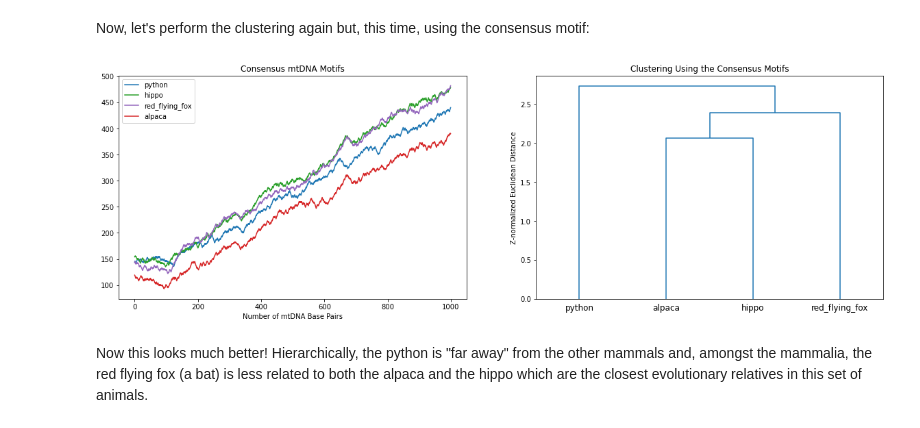
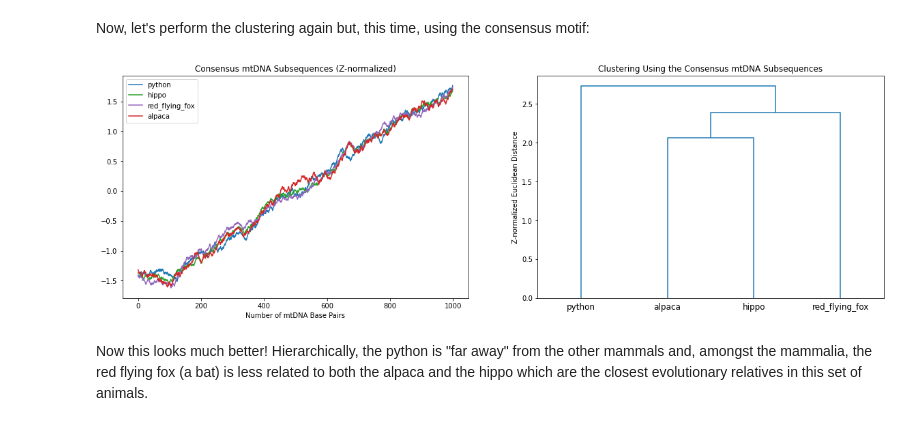
Before and after one commit to bcExpt-1123/Stumpy-python, a Jupyter notebook: docs/Tutorial_Consensus_Motif.ipynb, the cells around one changed output. Cells and saved outputs as stored; diff of their text form; code cells hidden in the pictures.

```diff
--- a/docs/Tutorial_Consensus_Motif.ipynb
+++ b/docs/Tutorial_Consensus_Motif.ipynb
@@ -69,7 +60,7 @@ plt.show()
 
 To find out, we can use the `stumpy.ostinato` function to help us discover the "consensus motif" by passing in the list of time series, `Ts`, along with the subsequence window size, `m`:
 # %%
-m = fs
+m = 50  # Chosen since the eog signal was downsampled to 50 Hz
 radius, Ts_idx, subseq_idx = stumpy.ostinato(Ts, m)
 print(f'Found Best Radius {np.round(radius, 2)} in time series {Ts_idx} starting at subsequence index location {subseq_idx}.')
 # %% [output]
@@ -102,9 +91,9 @@ There is a striking similarity between the subsequences. The most central "seed
 When we highlight the above subsequences in their original context (light blue boxes below), we can see that they occur at different times:
 # %%
 ax = plot_vertical_eog()
+ymin, ymax = ax[i].get_ylim()
 for i in range(len(Ts)):
-    y = ax[i].get_ylim()
-    r = Rectangle((nn[i] / fs, y[0]), 1, y[1]-y[0], alpha=0.3)
+    r = Rectangle((nn_idx[i], ymin), m, ymax-ymin, alpha=0.3)
     ax[i].add_patch(r)
 plt.suptitle('Vertical Eye Position While Writing Different Japanese Sentences', fontsize=14)
 plt.show()
@@ -122,9 +111,10 @@ In this next example, we'll reproduce Figure 9 from the [Matrix Profile XV](http
 ## Loading the mtDNA Dataset
 # %%
 animals = ['python', 'hippo', 'red_flying_fox', 'alpaca']
-data = {}
+dna_seqs = {}
+truncate = 15000
 for animal in animals:
-    data[animal] = pd.read_csv(f"https://zenodo.org/record/4289120/files/{animal}.csv?download=1").iloc[:,0].values
+    dna_seqs[animal] = pd.read_csv(f"https://zenodo.org/record/4289120/files/{animal}.csv?download=1").iloc[:truncate, 0].values
 
 colors = {'python': 'tab:blue', 'hippo': 'tab:green', 'red_flying_fox': 'tab:purple', 'alpaca': 'tab:red'}
 # %% [markdown]
@@ -162,8 +151,8 @@ Uh oh, the clustering is clearly wrong! Amongst other problems, the alpaca (a ma
 In order to obtain the correct relationships, we need to identify and then compare the parts of the mtDNA that is the most conserved across the mtDNA sequences. In other words, we need to cluster based on their consensus motif. Let's limit the subsequence window size to 1,000 base pairs and identify the consensus motif again using the `stumpy.ostinato` function:
 # %%
 m = 1000
-bsf_radius, bsf_Ts_idx, bsf_subseq_idx = stumpy.ostinato(list(data.values()), m)
-print(f'Found best radius {np.round(bsf_radius, 2)} in time series {bsf_Ts_idx} starting at subsequence index location {bsf_subseq_idx}.')
+radius, Ts_idx, subseq_idx = stumpy.ostinato(list(dna_seqs.values()), m)
+print(f'Found best radius {np.round(radius, 2)} in time series {Ts_idx} starting at subsequence index location {subseq_idx}.')
 # %% [output]
 Found best radius 2.73 in time series 1 starting at subsequence index location 602.
 # %% [markdown]
@@ -171,34 +160,36 @@ Found best radius 2.73 in time series 1 starting at subsequence index location 6
 # %% [markdown]
 Now, let's perform the clustering again but, this time, using the consensus motif:
 # %%
-consensus_motifs = {}
-best_motif = list(data.items())[bsf_Ts_idx][1][bsf_subseq_idx : bsf_subseq_idx + m]
-for i, (k, v) in enumerate(data.items()):
-    if i == bsf_Ts_idx:
-        consensus_motifs[k] = best_motif
-    else:
-        idx = np.argmin(stumpy.core.mass(best_motif, v))
-        consensus_motifs[k] = v[idx : idx + m]
+consensus_motif = list(dna_seqs.values())[Ts_idx][subseq_idx : subseq_idx + m]
+
+# Extract Animal DNA Subsequence Closest to the Consensus Motif
+dna_subseqs = {}
+for animal in animals:
+    idx = np.argmin(stumpy.core.mass(consensus_motif, dna_seqs[animal]))
+    dna_subseqs[animal] = stumpy.core.z_norm(dna_seqs[animal][idx : idx + m])
 
 fig, ax = plt.subplots(ncols=2)
-# plot the consensus motifs
-for animal, motif in consensus_motifs.items():
-    ax[0].plot(motif, label=animal, color=colors[animal])
+
+# Left
+for animal, dna_subseq in dna_subseqs.items():
+    ax[0].plot(dna_subseq, label=animal, color=colors[animal])
 ax[0].legend()
-# cluster consensus motifs
-dp = np.zeros(int(comb(4, 2)))
-for i, motif in enumerate(combinations(list(consensus_motifs.values()), 2)):
-    dp[i] = stumpy.core.mass(motif[0], motif[1])
-Z = linkage(dp, optimal_ordering=True)
-dendrogram(Z, labels=[k for k in consensus_motifs.keys()])
+ax[0].set_title('Consensus mtDNA Subsequences (Z-normalized)')
+ax[0].set_xlabel('Number of mtDNA Base Pairs')
 
-ax[0].set_title('Consensus mtDNA Motifs')
-ax[0].set_xlabel('Number of mtDNA Base Pairs')
-ax[1].set_title('Clustering Using the Consensus Motifs')
+# Right
+pairwise_dists = []
+for i, animal_1 in enumerate(animals):
+    for animal_2 in animals[i+1:]:
+        pairwise_dists.append(stumpy.core.mass(dna_subseqs[animal_1], dna_subseqs[animal_2]).item())
+Z = linkage(pairwise_dists, optimal_ordering=True)
+dendrogram(Z, labels=animals, ax=ax[1])
+ax[1].set_title('Clustering Using the Consensus mtDNA Subsequences')
 ax[1].set_ylabel('Z-normalized Euclidean Distance')
+
 plt.show()
 # %% [output]
-[figure, old version]
+[figure, new version]
 # %% [markdown]
 Now this looks much better! Hierarchically, the python is "far away" from the other mammals and, amongst the mammalia, the red flying fox (a bat) is less related to both the alpaca and the hippo which are the closest evolutionary relatives in this set of animals.
 # %% [markdown]
```
Also changed, not shown: parts of 6 cells of this notebook, 1 other file.
